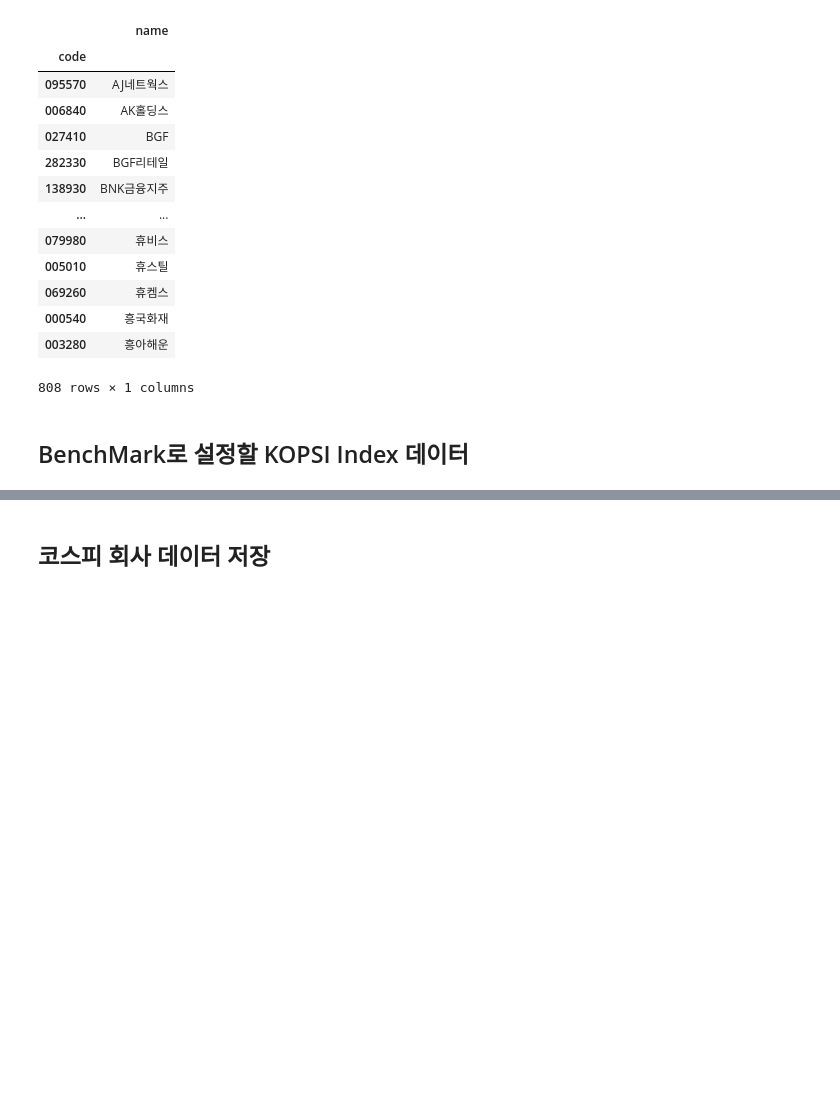
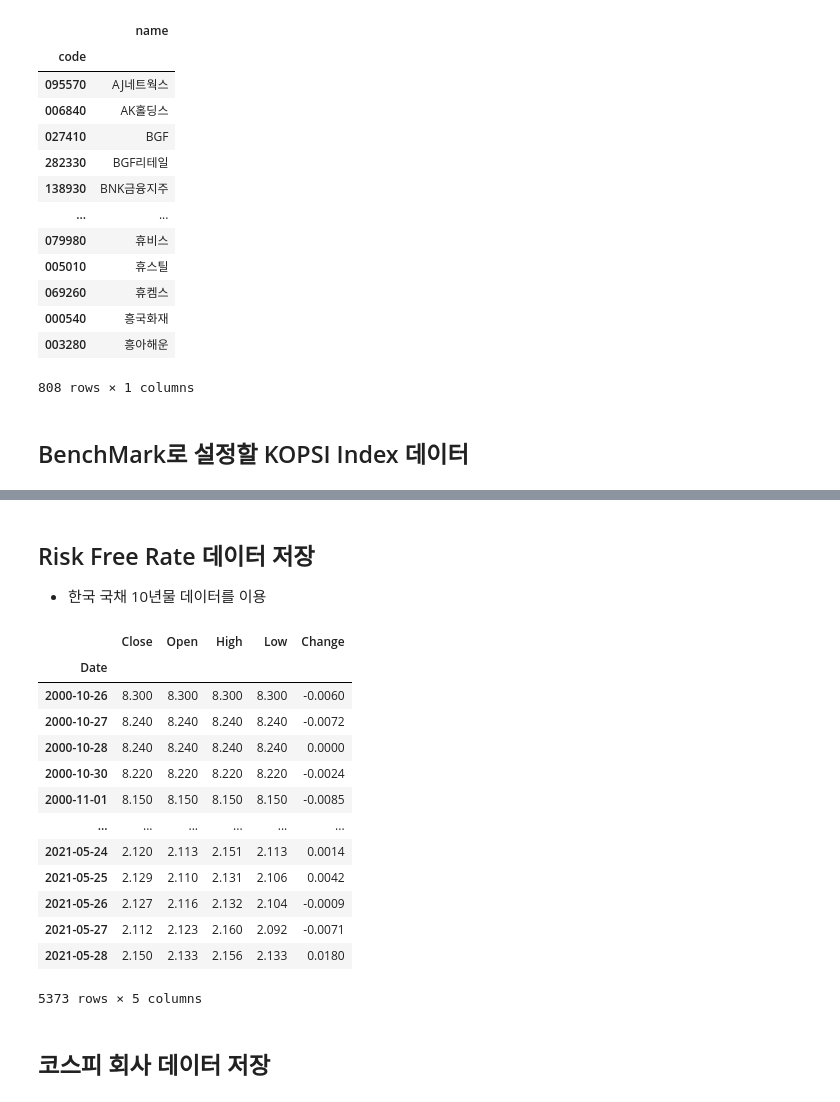
Before and after one commit to Hertz-and-Alpha/machine-learning-for-trading-korea-stock, a Jupyter notebook: data/create_datasets.ipynb, the cells around one changed output, grey strips where cells are left out. Drawn from its saved outputs; the diff is of its cells as text; code cells hidden in the pictures; blank space fills up the shorter version.

```diff
--- a/data/create_datasets.ipynb
+++ b/data/create_datasets.ipynb
@@ -523,3 +563,25 @@ with pd.HDFStore(DATA_STORE) as store:
+# %% [markdown]
+## Risk Free Rate 데이터 저장
+- 한국 국채 10년물 데이터를 이용
+# %%
+risk_free_rate = fdr.DataReader('KR10YT=RR')
+# %%
+risk_free_rate
+# %% [output]
+|  | Close | Open | High | Low | Change |
+| Date |  |  |  |  |  |
+| 2000-10-26 | 8.300 | 8.300 | 8.300 | 8.300 | -0.0060 |
+| 2000-10-27 | 8.240 | 8.240 | 8.240 | 8.240 | -0.0072 |
+| 2000-10-28 | 8.240 | 8.240 | 8.240 | 8.240 | 0.0000 |
+| 2000-10-30 | 8.220 | 8.220 | 8.220 | 8.220 | -0.0024 |
+| 2000-11-01 | 8.150 | 8.150 | 8.150 | 8.150 | -0.0085 |
+| ... | ... | ... | ... | ... | ... |
+| 2021-05-24 | 2.120 | 2.113 | 2.151 | 2.113 | 0.0014 |
+| 2021-05-25 | 2.129 | 2.110 | 2.131 | 2.106 | 0.0042 |
+| 2021-05-26 | 2.127 | 2.116 | 2.132 | 2.104 | -0.0009 |
+| 2021-05-27 | 2.112 | 2.123 | 2.160 | 2.092 | -0.0071 |
+| 2021-05-28 | 2.150 | 2.133 | 2.156 | 2.133 | 0.0180 |
+5373 rows × 5 columns
 # %% [markdown]
 ## 코스피 회사 데이터 저장
 # %%
```
Also changed, not shown: parts of 14 cells of this notebook.
